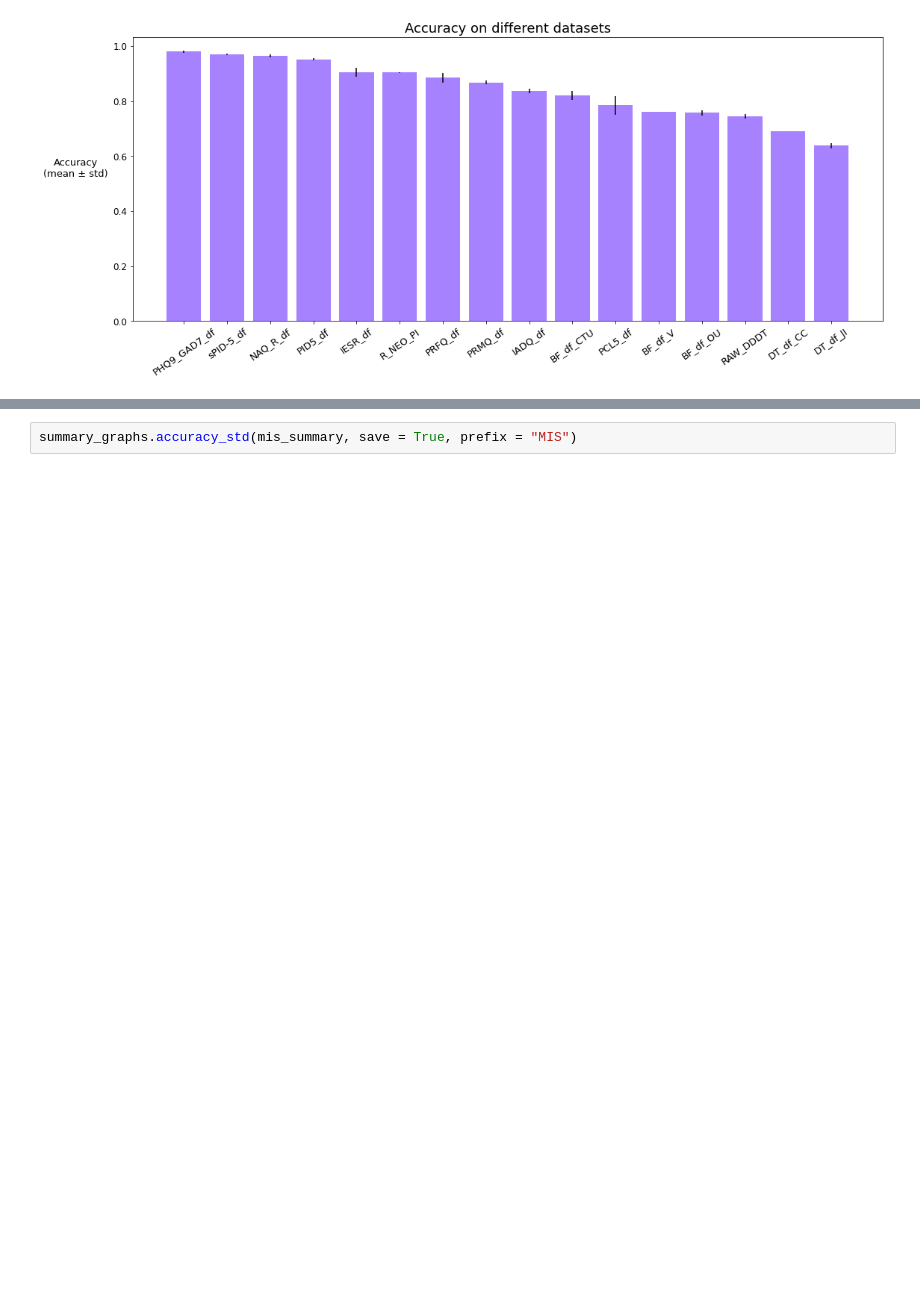
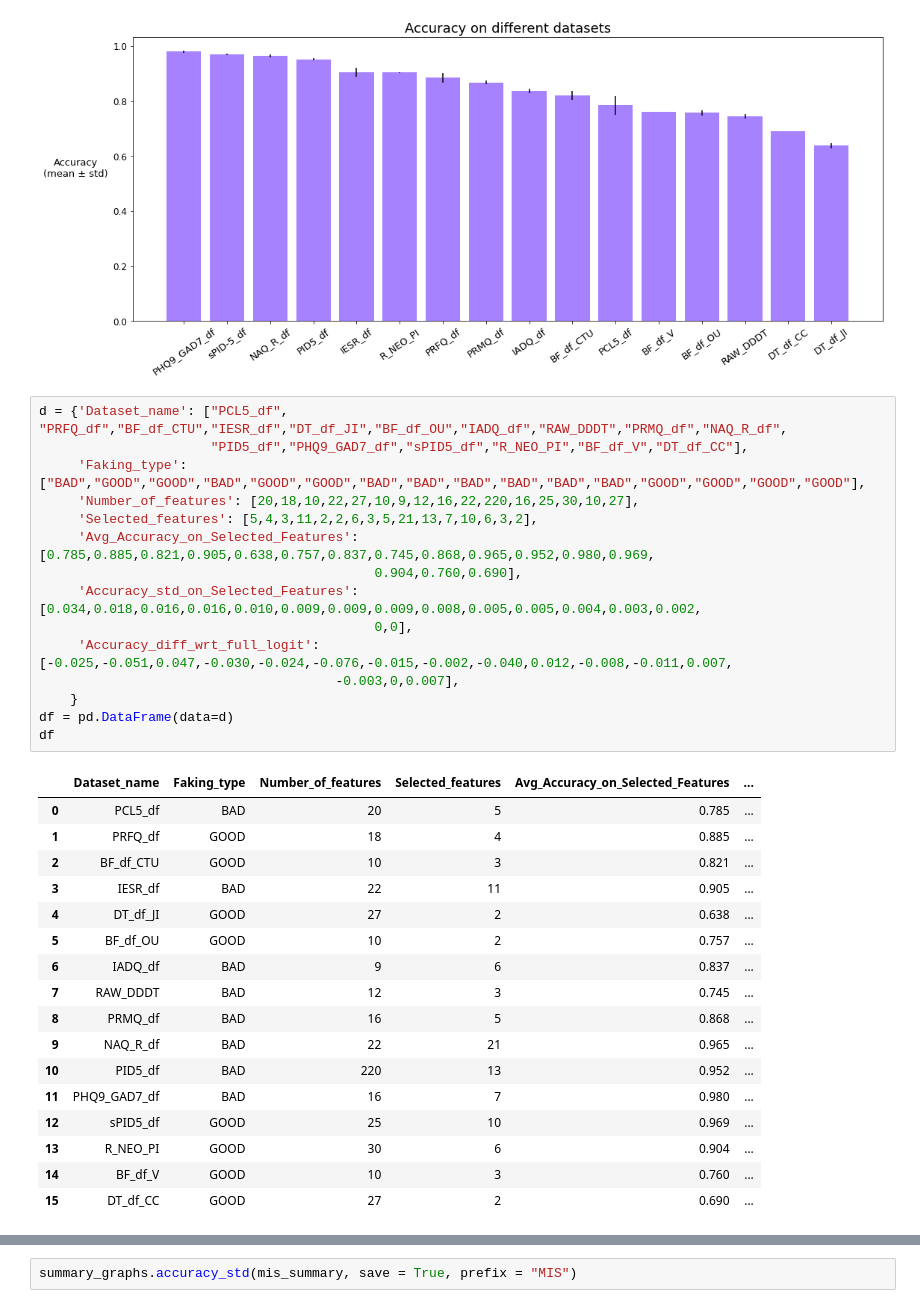
Before and after one commit to MattiaBrocco/Model-agnostic-feature-selection, a Jupyter notebook: CBSD Feature selection pipeline.ipynb, the cells around one changed output, grey strips where cells are left out. Drawn from its saved outputs; the diff is of its cells as text; blank space fills up the shorter version.

```diff
--- a/CBSD Feature selection pipeline.ipynb
+++ b/CBSD Feature selection pipeline.ipynb
@@ -941,3 +771,36 @@ mis_summary.sort_values("Accuracy Std on selected features", ascending = False)
 summary_graphs.accuracy_barplot(mis_summary, save = True, prefix = "MIS")
 # %% [output]
 [figure]
+# %%
+d = {'Dataset_name': ["PCL5_df", "PRFQ_df","BF_df_CTU","IESR_df","DT_df_JI","BF_df_OU","IADQ_df","RAW_DDDT","PRMQ_df","NAQ_R_df",
+                      "PID5_df","PHQ9_GAD7_df","sPID5_df","R_NEO_PI","BF_df_V","DT_df_CC"],
+     'Faking_type': ["BAD","GOOD","GOOD","BAD","GOOD","GOOD","BAD","BAD","BAD","BAD","BAD","BAD","GOOD","GOOD","GOOD","GOOD"],
+     'Number_of_features': [20,18,10,22,27,10,9,12,16,22,220,16,25,30,10,27],
+     'Selected_features': [5,4,3,11,2,2,6,3,5,21,13,7,10,6,3,2],
+     'Avg_Accuracy_on_Selected_Features': [0.785,0.885,0.821,0.905,0.638,0.757,0.837,0.745,0.868,0.965,0.952,0.980,0.969,
+                                           0.904,0.760,0.690],
+     'Accuracy_std_on_Selected_Features': [0.034,0.018,0.016,0.016,0.010,0.009,0.009,0.009,0.008,0.005,0.005,0.004,0.003,0.002,
+                                           0,0],
+     'Accuracy_diff_wrt_full_logit': [-0.025,-0.051,0.047,-0.030,-0.024,-0.076,-0.015,-0.002,-0.040,0.012,-0.008,-0.011,0.007,
+                                      -0.003,0,0.007],
+    }
+df = pd.DataFrame(data=d)
+df
+# %% [output]
+|  | Dataset_name | Faking_type | Number_of_features | Selected_features | Avg_Accuracy_on_Selected_Features | ... |
+| 0 | PCL5_df | BAD | 20 | 5 | 0.785 | ... |
+| 1 | PRFQ_df | GOOD | 18 | 4 | 0.885 | ... |
+| 2 | BF_df_CTU | GOOD | 10 | 3 | 0.821 | ... |
+| 3 | IESR_df | BAD | 22 | 11 | 0.905 | ... |
+| 4 | DT_df_JI | GOOD | 27 | 2 | 0.638 | ... |
+| 5 | BF_df_OU | GOOD | 10 | 2 | 0.757 | ... |
+| 6 | IADQ_df | BAD | 9 | 6 | 0.837 | ... |
+| 7 | RAW_DDDT | BAD | 12 | 3 | 0.745 | ... |
+| 8 | PRMQ_df | BAD | 16 | 5 | 0.868 | ... |
+| 9 | NAQ_R_df | BAD | 22 | 21 | 0.965 | ... |
+| 10 | PID5_df | BAD | 220 | 13 | 0.952 | ... |
+| 11 | PHQ9_GAD7_df | BAD | 16 | 7 | 0.980 | ... |
+| 12 | sPID5_df | GOOD | 25 | 10 | 0.969 | ... |
+| 13 | R_NEO_PI | GOOD | 30 | 6 | 0.904 | ... |
+| 14 | BF_df_V | GOOD | 10 | 3 | 0.760 | ... |
+| 15 | DT_df_CC | GOOD | 27 | 2 | 0.690 | ... |
```
Also changed, not shown: parts of 8 cells of this notebook.
